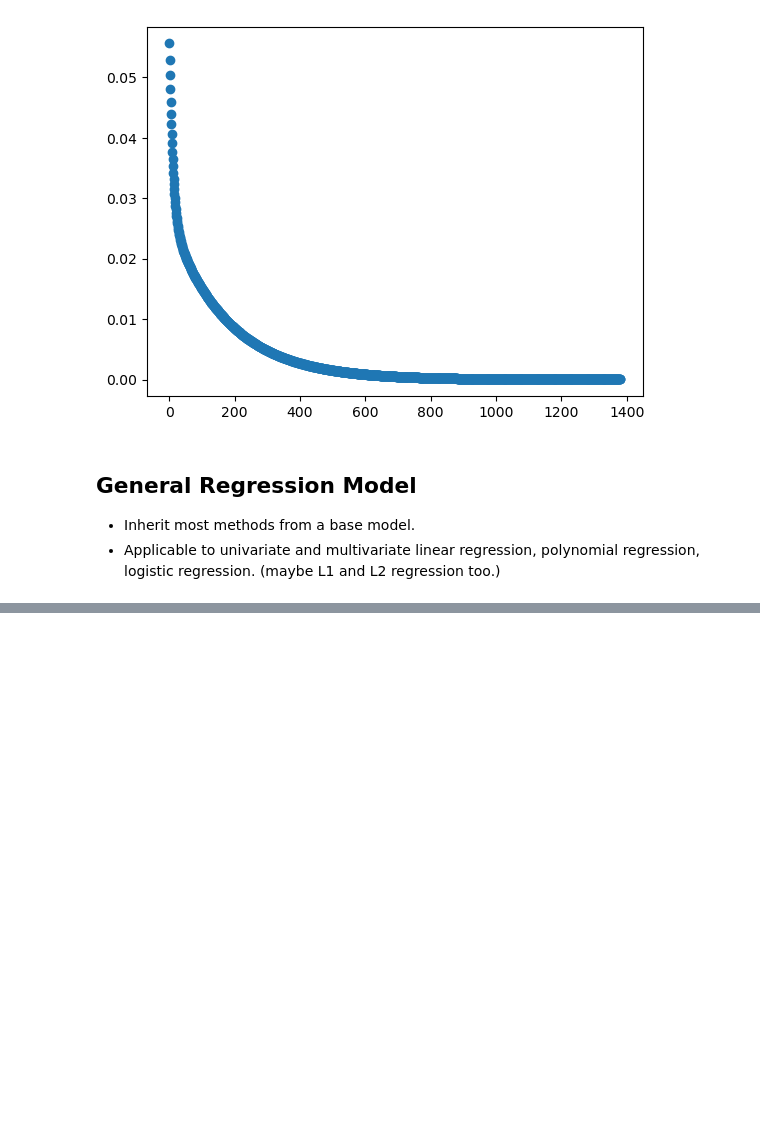
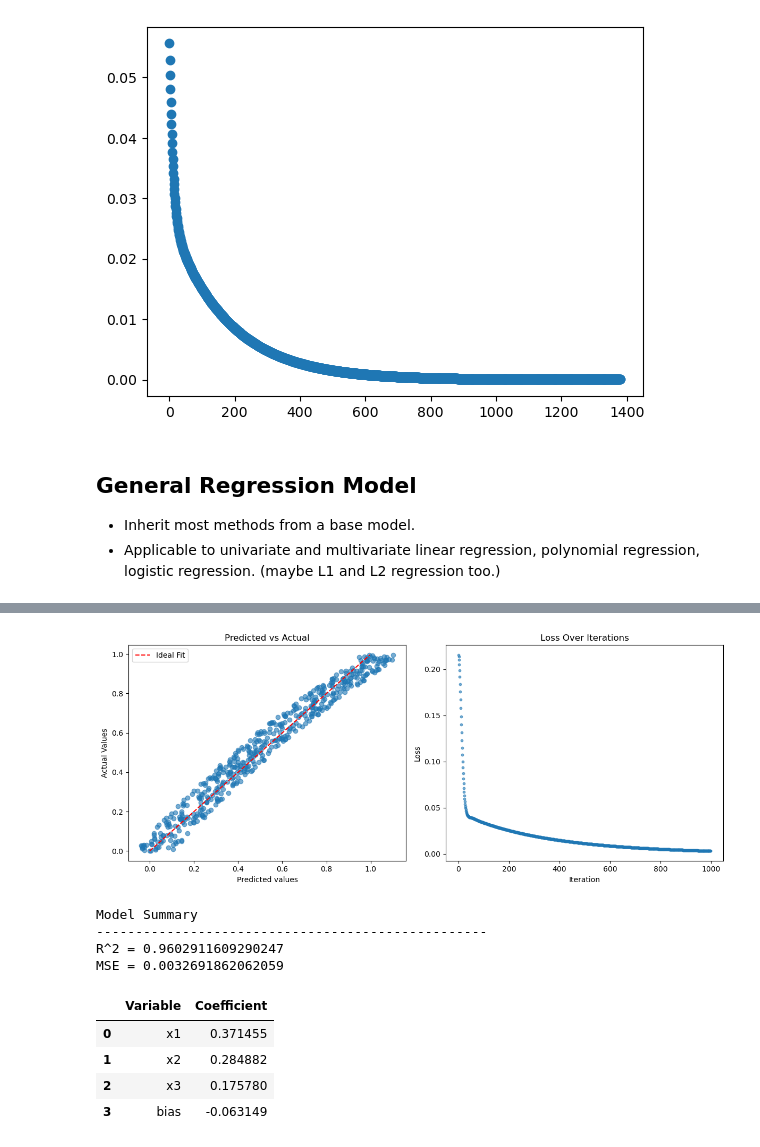
Before and after one commit to DomingoPC/ml-models, a Jupyter notebook: linear-regression.ipynb, the cells around one changed output, grey strips where cells are left out. Drawn from its saved outputs; the diff is of its cells as text; code cells hidden in the pictures; blank space fills up the shorter version.

```diff
--- a/linear-regression.ipynb
+++ b/linear-regression.ipynb
@@ -273,0 +289,15 @@ MSE = 0.015050394436968732
+# %%
+multivariate_model = linear_regression(data, y_name='target', x_names=('x1', 'x2', 'x3'))
+multivariate_model.train()
+multivariate_model.summary()
+# %% [output]
+[figure, added]
+Model Summary
+--------------------------------------------------
+R^2 = 0.9602911609290247
+MSE = 0.0032691862062059
+|  | Variable | Coefficient |
+| 0 | x1 | 0.371455 |
+| 1 | x2 | 0.284882 |
+| 2 | x3 | 0.175780 |
+| 3 | bias | -0.063149 |
```
Also changed, not shown: parts of 7 cells of this notebook.
